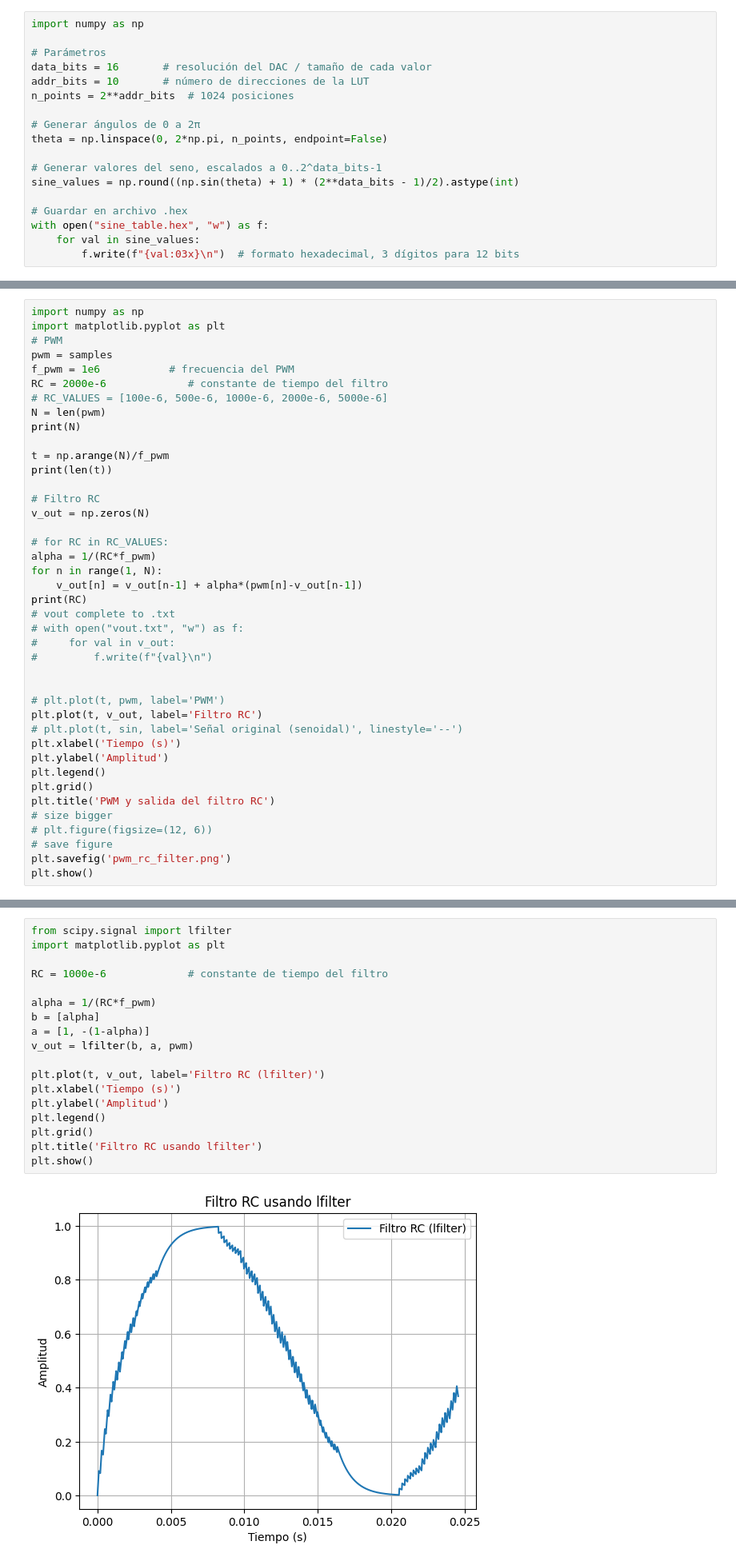
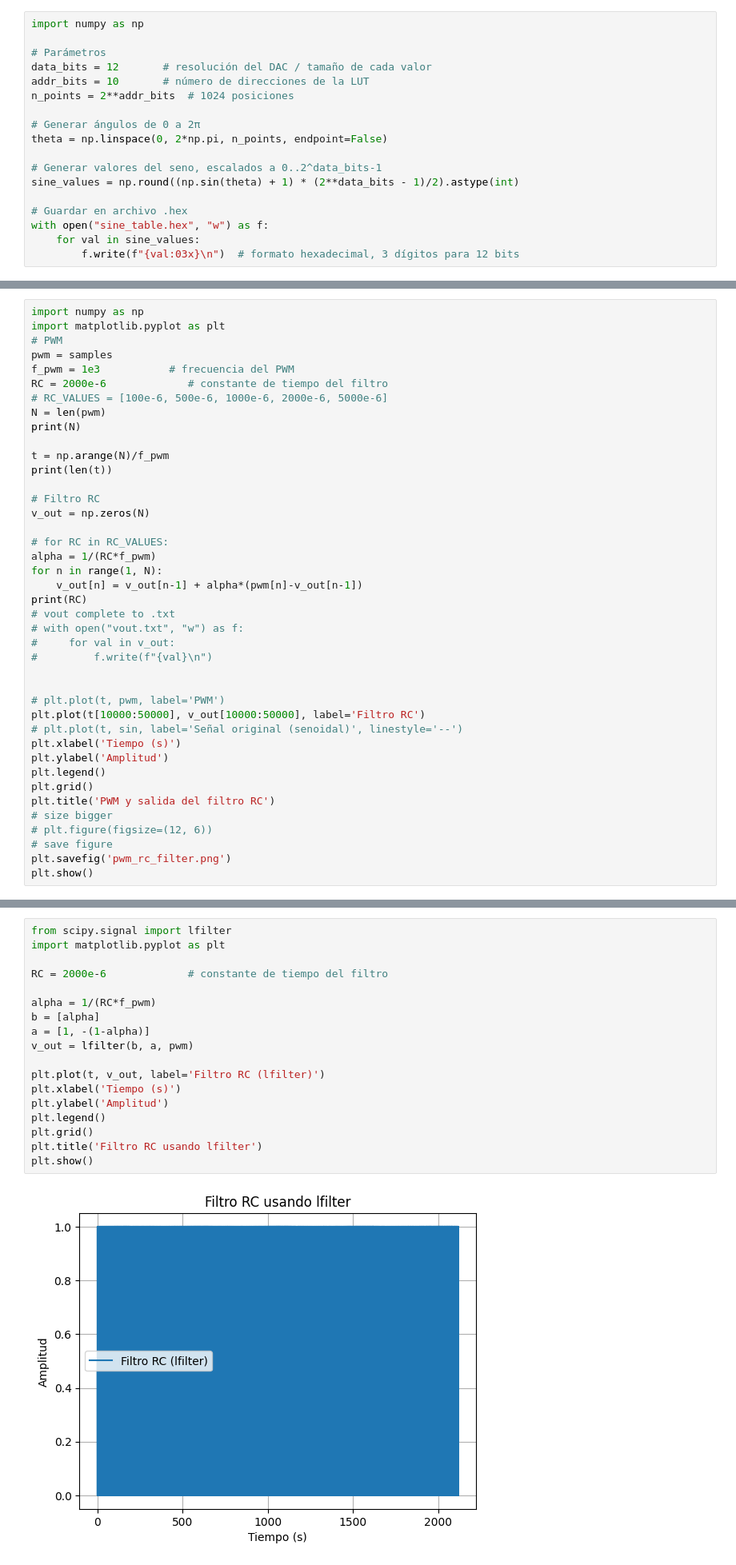
Before and after one commit to Nahueldb/fpga-examples, a Jupyter notebook: PWM/lut.ipynb, the cells around one changed output, grey strips where cells are left out. Shown at 80% size. Saved outputs shown, nothing was run; the diff lists cells and outputs as text.

```diff
--- a/PWM/lut.ipynb
+++ b/PWM/lut.ipynb
@@ -2,7 +2,7 @@
 import numpy as np
 
 # Parámetros
-data_bits = 16       # resolución del DAC / tamaño de cada valor
+data_bits = 12       # resolución del DAC / tamaño de cada valor
 addr_bits = 10       # número de direcciones de la LUT
 n_points = 2**addr_bits  # 1024 posiciones
 
@@ -110,7 +110,7 @@ import numpy as np
 import matplotlib.pyplot as plt
 # PWM
 pwm = samples
-f_pwm = 1e6           # frecuencia del PWM
+f_pwm = 1e3           # frecuencia del PWM
 RC = 2000e-6             # constante de tiempo del filtro
 # RC_VALUES = [100e-6, 500e-6, 1000e-6, 2000e-6, 5000e-6]
 N = len(pwm)
@@ -134,7 +134,7 @@ print(RC)
 
 
 # plt.plot(t, pwm, label='PWM')
-plt.plot(t, v_out, label='Filtro RC')
+plt.plot(t[10000:50000], v_out[10000:50000], label='Filtro RC')
 # plt.plot(t, sin, label='Señal original (senoidal)', linestyle='--')
 plt.xlabel('Tiempo (s)')
 plt.ylabel('Amplitud')
@@ -154,20 +154,20 @@ plt.show()
 # %%
 from scipy.signal import lfilter
 import matplotlib.pyplot as plt
 
-RC = 1000e-6             # constante de tiempo del filtro
+RC = 2000e-6             # constante de tiempo del filtro
 
 alpha = 1/(RC*f_pwm)
 b = [alpha]
 a = [1, -(1-alpha)]
 v_out = lfilter(b, a, pwm)
 
 plt.plot(t, v_out, label='Filtro RC (lfilter)')
 plt.xlabel('Tiempo (s)')
 plt.ylabel('Amplitud')
 plt.legend()
 plt.grid()
 plt.title('Filtro RC usando lfilter')
 plt.show()
 # %% [output]
-[figure, old version]
+[figure, new version]
```
Also changed, not shown: parts of 7 cells of this notebook, 30 other files.
